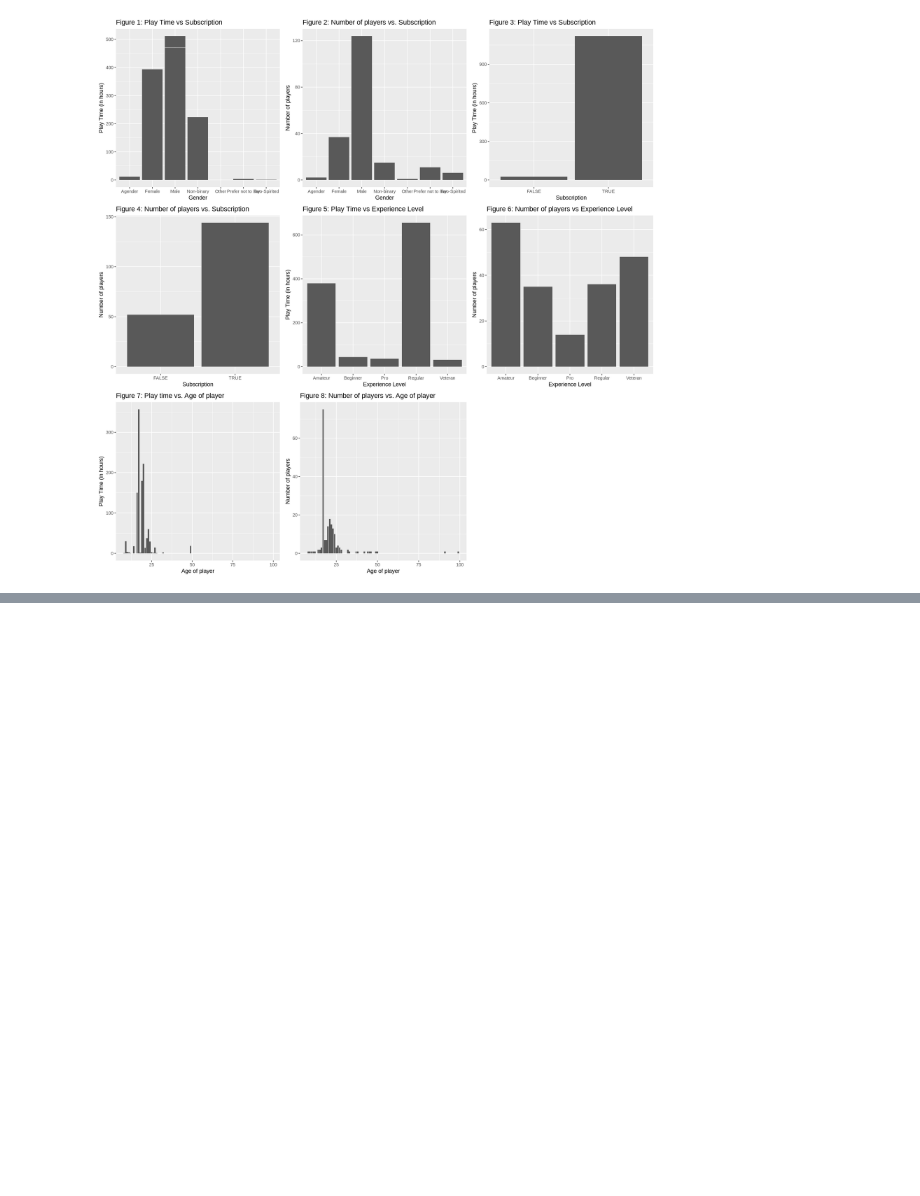
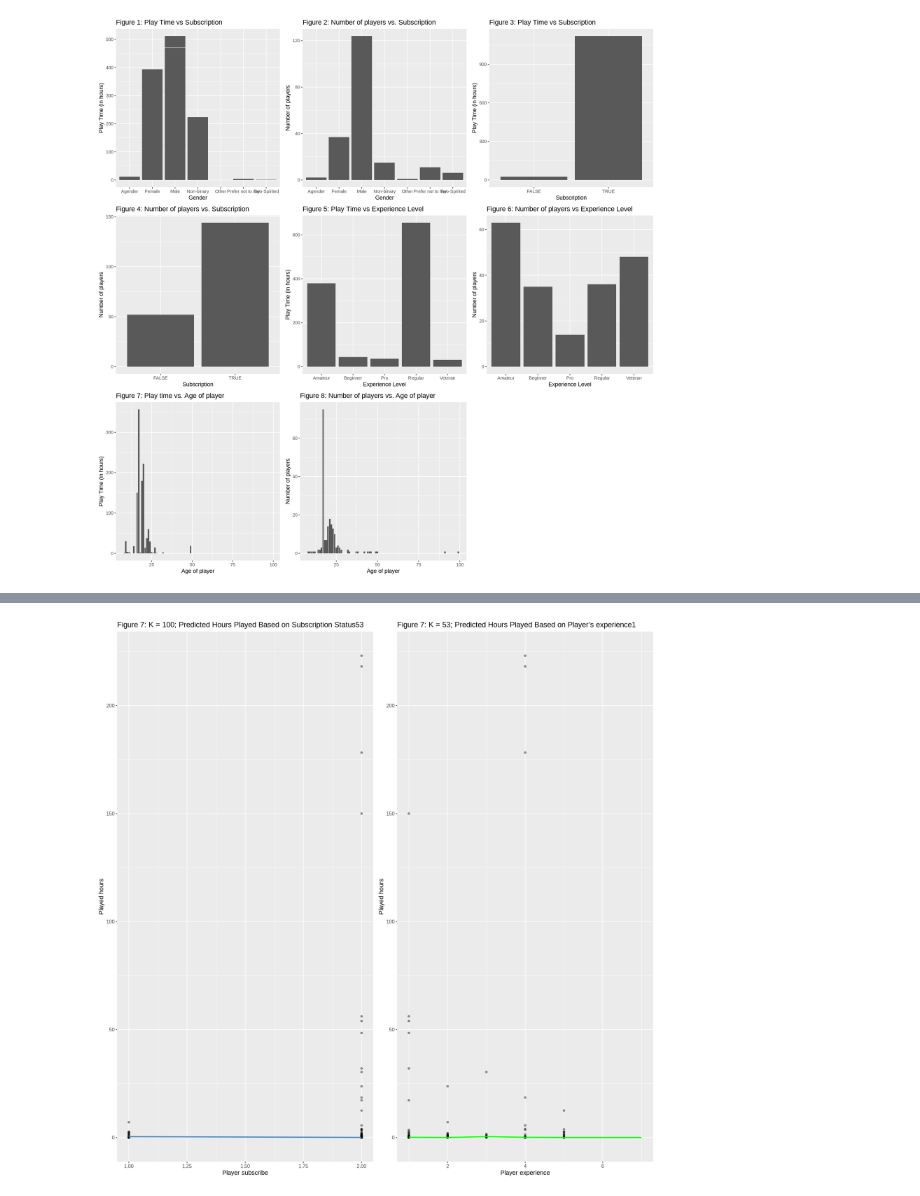
Before and after one commit to leticiascudeller/DSCI-100-proj, a Jupyter notebook: Untitled.ipynb, the cells around one changed output, grey strips where cells are left out. Saved outputs shown, nothing was run; the diff lists cells and outputs as text; code cells hidden in the pictures; blank space fills up the shorter version.

```diff
--- a/Untitled.ipynb
+++ b/Untitled.ipynb
@@ -354,3 +423,7 @@ A tibble: 3 × 3
+# %%
+plot_grid(plot_final_subs, plot_final_exp)
+# %% [output]
+[figure, added]
 # %%
 new_player <- tibble(subscribe = 2, experience = 3)
 new_player
```
Also changed, not shown: parts of 6 cells of this notebook.
